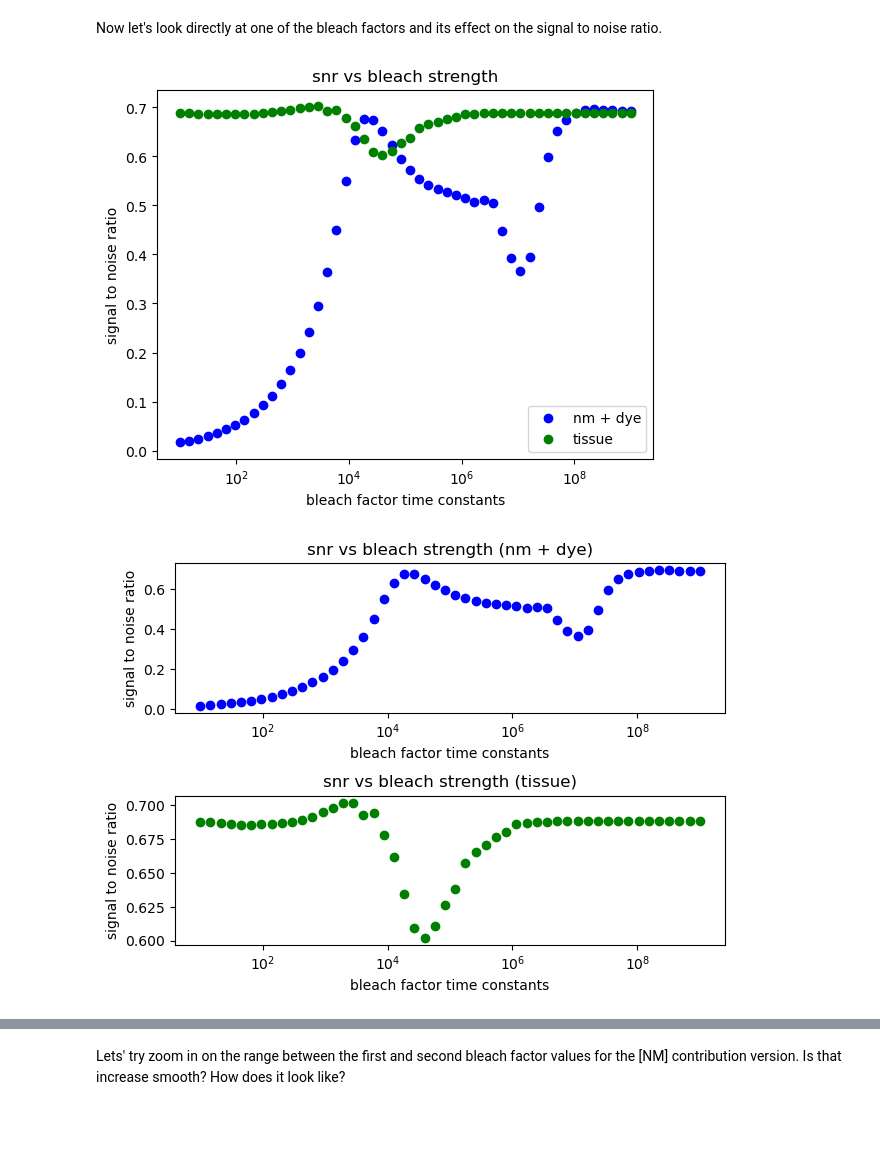
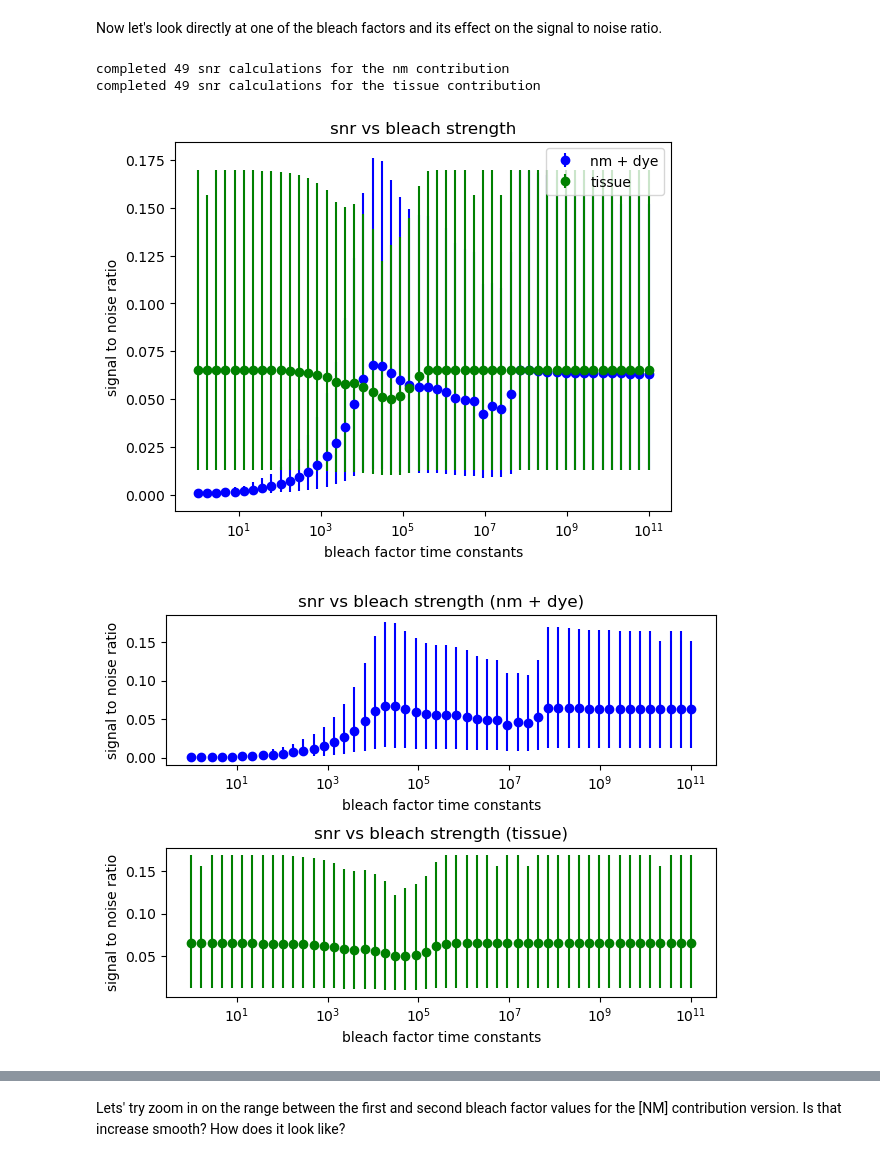
Before and after one commit to BrianNGitahi/NM-Imaging, a Jupyter notebook: Simulation.ipynb, the cells around one changed output, grey strips where cells are left out. Saved outputs shown, nothing was run; the diff lists cells and outputs as text; code cells hidden in the pictures; blank space fills up the shorter version.

```diff
--- a/Simulation.ipynb
+++ b/Simulation.ipynb
@@ -714,8 +729,3 @@ def plot_snr_v_bleach(tau_values):
     plt.xscale('log')
     plt.title('snr vs bleach strength (tissue)')
     plt.tight_layout()
-# %%
-plot_snr_v_bleach(different_taus)
-# %% [output]
-[figure, removed]
-[figure, removed]
@@ -721,0 +792,39 @@ plot_snr_v_bleach(different_taus)
+# %%
+# define function to plot these results
+def plot_bootstrap(snr1, snr2, tau_values):
+
+    # plot the snr for the different bleach factors on the same plot
+    plt.figure(1)
+    plt.errorbar(x=tau_values,y=snr1[:,0],yerr=np.transpose(snr1[:,[1,2]]), fmt='bo', label='nm + dye')
+    plt.errorbar(x=tau_values,y=snr2[:,0],yerr=np.transpose(snr2[:,[1,2]]), fmt='go', label='tissue')
+    plt.xlabel('bleach factor time constants')
+    plt.ylabel('signal to noise ratio')
+    plt.xscale('log')
+    plt.title('snr vs bleach strength')
+    plt.legend()
+
+
+    # same plots but separately
+    plt.figure(2)
+    plt.subplot(2,1,1)
+    plt.errorbar(x=tau_values,y=snr1[:,0],yerr=np.transpose(snr1[:,[1,2]]), fmt='bo')
+    plt.xlabel('bleach factor time constants')
+    plt.ylabel('signal to noise ratio')
+    plt.xscale('log')
+    plt.title('snr vs bleach strength (nm + dye)')
+
+    plt.subplot(2,1,2)
+    plt.errorbar(x=tau_values,y=snr2[:,0],yerr=np.transpose(snr2[:,[1,2]]), fmt='go')
+    plt.xlabel('bleach factor time constants')
+    plt.ylabel('signal to noise ratio')
+    plt.xscale('log')
+    plt.title('snr vs bleach strength (tissue)')
+    plt.tight_layout()
+# %%
+s1,s2, taus = bootstrap_snr_v_bleach(different_taus,5)
+plot_bootstrap(s1,s2,taus)
+# %% [output]
+completed 49 snr calculations for the nm contribution
+completed 49 snr calculations for the tissue contribution
+[figure, added]
+[figure, added]
```
Also changed, not shown: parts of 17 cells of this notebook, 1 other file.
